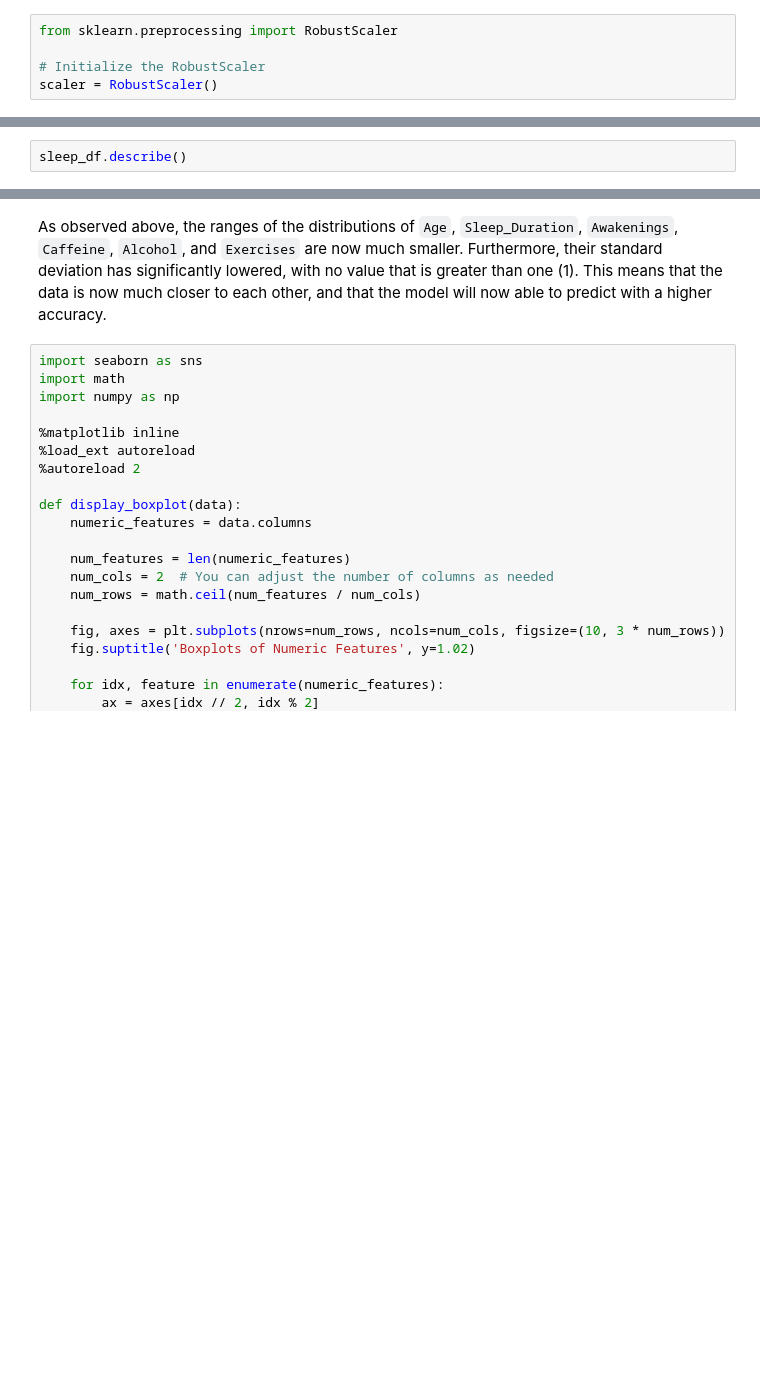
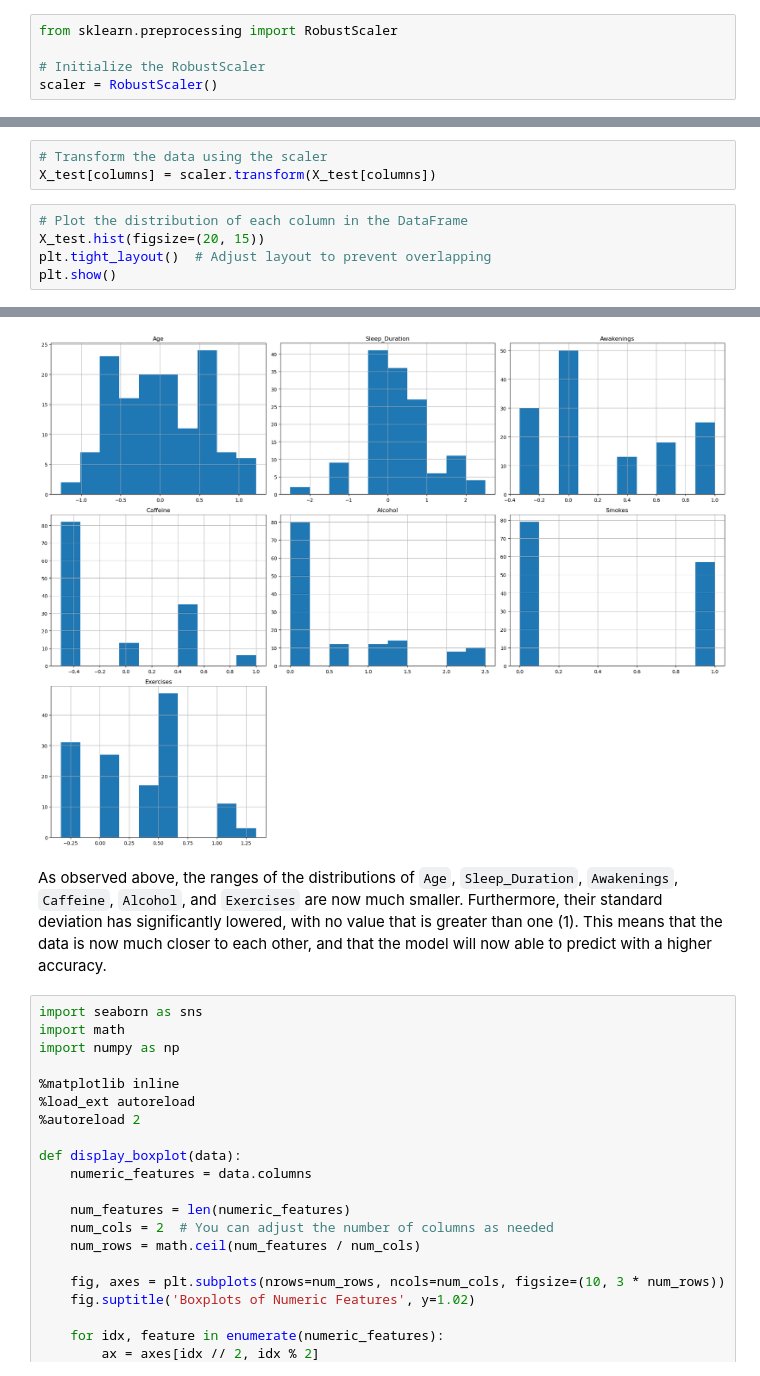
Before and after one commit to francisisip/SereniGuide, a Jupyter notebook: SereniGuide.ipynb, the cells around one changed output, grey strips where cells are left out. Saved outputs shown, nothing was run; the diff lists cells and outputs as text; blank space fills up the shorter version.

```diff
--- a/SereniGuide.ipynb
+++ b/SereniGuide.ipynb
@@ -597,3 +608,9 @@ plt.show()
+# %%
+# Transform the data using the scaler
+X_test[columns] = scaler.transform(X_test[columns])
 # %%
-sleep_df.describe()
+# Plot the distribution of each column in the DataFrame
+X_test.hist(figsize=(20, 15))
+plt.tight_layout()  # Adjust layout to prevent overlapping
+plt.show()
 # %% [output]
@@ -609,3 +617,4 @@ sleep_df.describe()
+[figure, added]
 # %% [markdown]
 As observed above, the ranges of the distributions of `Age`, `Sleep_Duration`, `Awakenings`, `Caffeine`, `Alcohol`, and `Exercises` are now much smaller. Furthermore, their standard deviation has significantly lowered, with no value that is greater than one (1). This means that the data is now much closer to each other, and that the model will now able to predict with a higher accuracy.
 # %%
```
Also changed, not shown: parts of 13 cells of this notebook.
